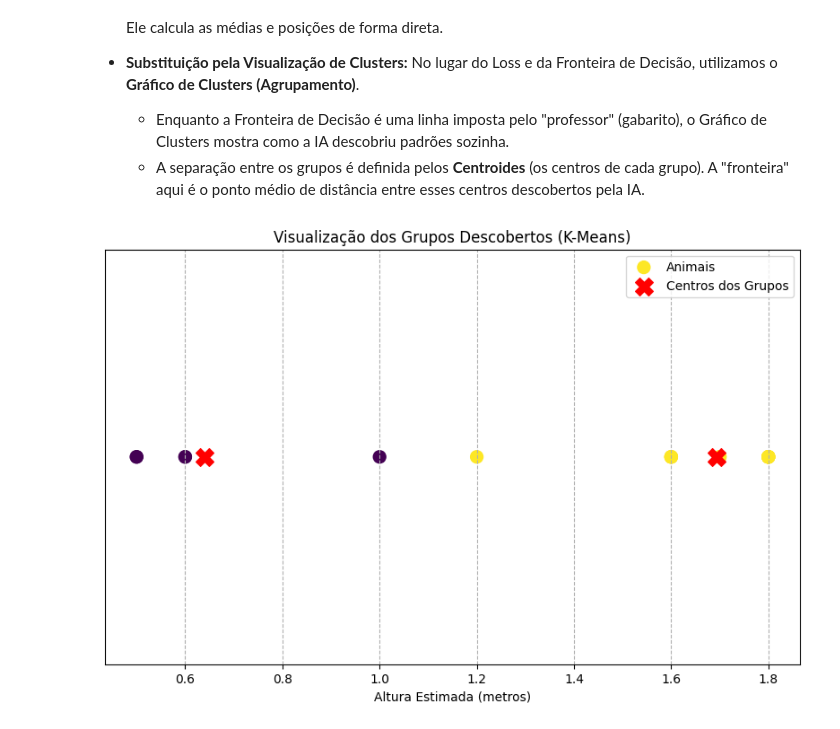
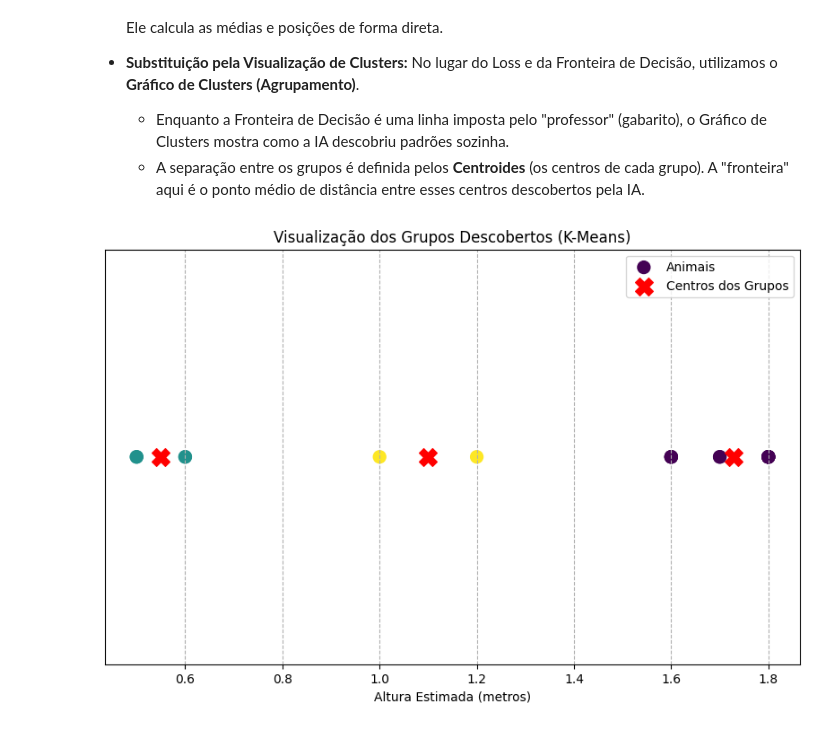
Before and after one commit to vitoriaferreirap/DeepLearning, a Jupyter notebook: MachineLearning/ML_AprendizadoNãoSupervisionado.ipynb, the cells around one changed output. Drawn from its saved outputs; the diff is of its cells as text; code cells hidden in the pictures.

Commit message:
feat: otimiza k-means para 3 clusters baseado no porte dos animais (pequeno, médio, grande (cachorro, ovelha), (vacas, bois), (cavalo).

```diff
--- a/MachineLearning/ML_AprendizadoNãoSupervisionado.ipynb
+++ b/MachineLearning/ML_AprendizadoNãoSupervisionado.ipynb
@@ -101,7 +101,7 @@ alturas_np = alturasPossiveis.numpy()
 
 # Criao modelo de Agrupamento
 # Pedimos para ele encontrar 2 grupos (n_clusters=2)
-modelo_agrupamento = KMeans(n_clusters=2, n_init=10)
+modelo_agrupamento = KMeans(n_clusters=3, n_init=10)
 
 # O "Treino" agora se chama FIT (Encaixar)
 # A IA vai olhar as alturas e definir onde ficam os centros dos grupos
@@ -161,24 +162,24 @@ Grupo 1: 1.69m
 # %%
 # Gráfico de Clusters (Substitui o Gráfico de Loss)
 import matplotlib.pyplot as plt
 
 # Pegamos as alturas e as predições (os grupos que a IA criou)
 predicoes = modelo_agrupamento.labels_
 centros = modelo_agrupamento.cluster_centers_
 
 plt.figure(figsize=(10, 6))
 
 # Desenha os pontos coloridos por grupo
 plt.scatter(alturasPossiveis, [0] * len(alturasPossiveis), c=predicoes, s=100, cmap='viridis', label='Animais')
 
 # Desenha os Centroides (o "coração" de cada grupo)
-plt.scatter(centros, [0, 0], c='red', marker='X', s=200, label='Centros dos Grupos')
+plt.scatter(centros, [0, 0, 0], c='red', marker='X', s=200, label='Centros dos Grupos')
 
 plt.title('Visualização dos Grupos Descobertos (K-Means)')
 plt.xlabel('Altura Estimada (metros)')
 plt.yticks([]) # Esconde o eixo Y pois só temos a altura
 plt.legend()
 plt.grid(True, axis='x', linestyle='--')
 plt.show()
 # %% [output]
-[figure, old version]
+[figure, new version]
```
Also changed, not shown: parts of 2 cells of this notebook.
